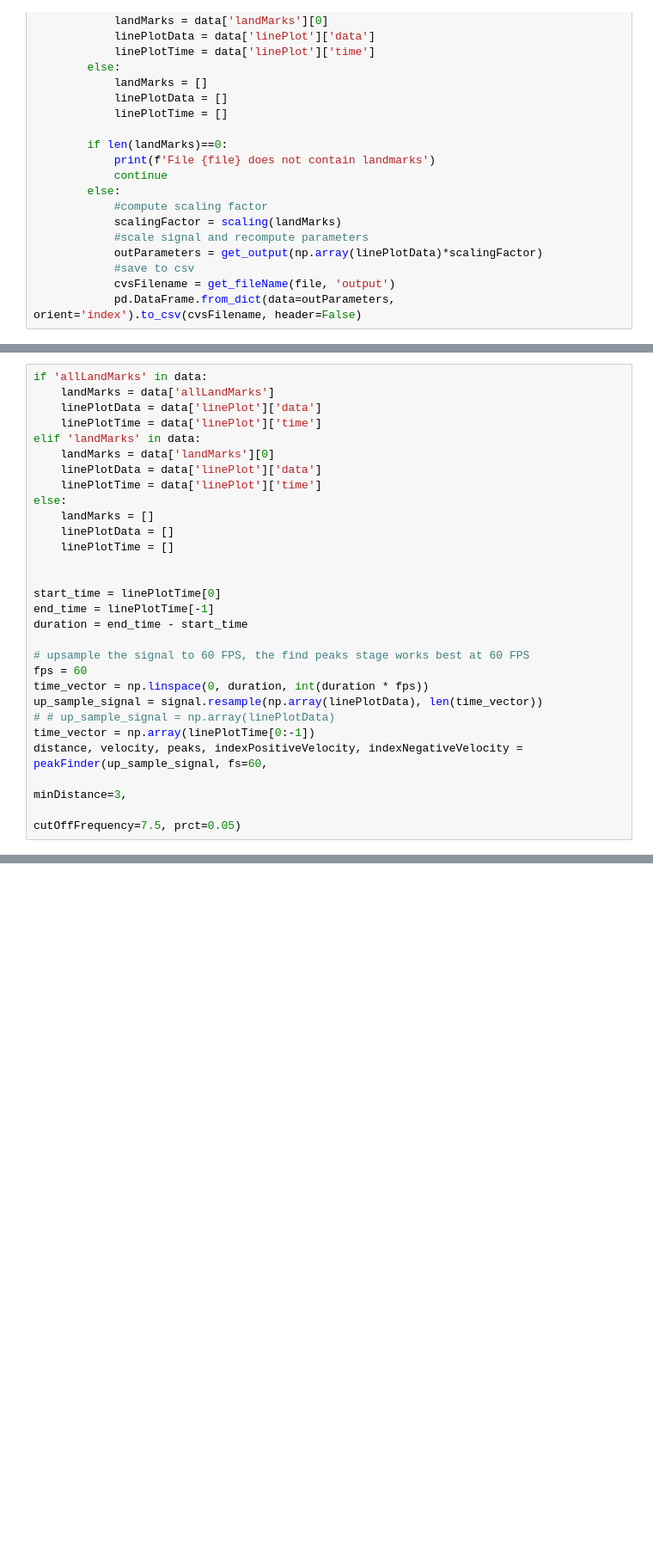
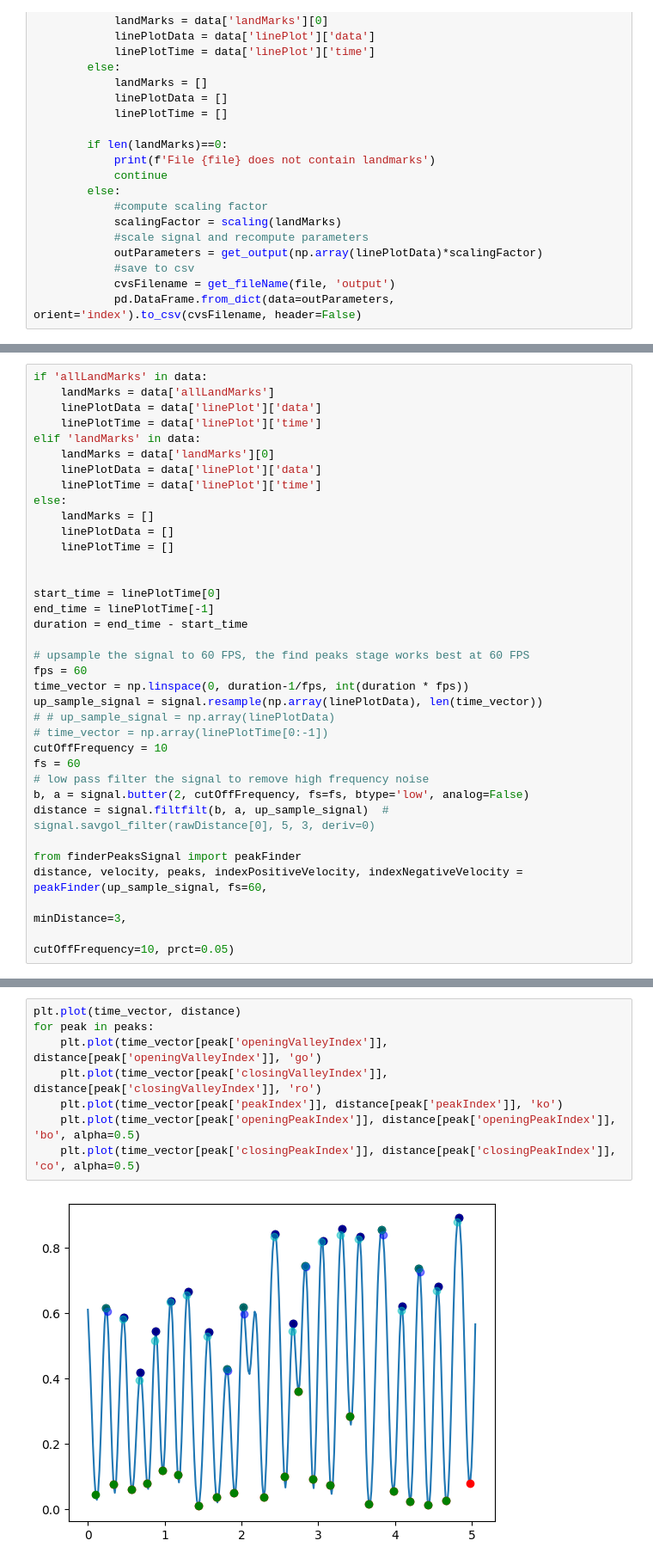
Before and after one commit to dguari1/TestNormalization, a Jupyter notebook: ProcessData.ipynb, the cells around one changed output, grey strips where cells are left out. Shown at 86% size. Cells and saved outputs as stored; diff of their text form; blank space fills up the shorter version.

```diff
--- a/ProcessData.ipynb
+++ b/ProcessData.ipynb
@@ -238,10 +243,17 @@ duration = end_time - start_time
 
 # upsample the signal to 60 FPS, the find peaks stage works best at 60 FPS
 fps = 60
-time_vector = np.linspace(0, duration, int(duration * fps))
+time_vector = np.linspace(0, duration-1/fps, int(duration * fps))
 up_sample_signal = signal.resample(np.array(linePlotData), len(time_vector))
 # # up_sample_signal = np.array(linePlotData)
-time_vector = np.array(linePlotTime[0:-1])
+# time_vector = np.array(linePlotTime[0:-1])
+cutOffFrequency = 10
+fs = 60
+# low pass filter the signal to remove high frequency noise
+b, a = signal.butter(2, cutOffFrequency, fs=fs, btype='low', analog=False)
+distance = signal.filtfilt(b, a, up_sample_signal)  # signal.savgol_filter(rawDistance[0], 5, 3, deriv=0)
+
+from finderPeaksSignal import peakFinder
 distance, velocity, peaks, indexPositiveVelocity, indexNegativeVelocity = peakFinder(up_sample_signal, fs=60,
                                                                                          minDistance=3,
-                                                                                         cutOffFrequency=7.5, prct=0.05)
+                                                                                         cutOffFrequency=10, prct=0.05)
@@ -247,0 +346,10 @@ distance, velocity, peaks, indexPositiveVelocity, indexNegativeVelocity = peakFi
+# %%
+plt.plot(time_vector, distance)
+for peak in peaks:
+    plt.plot(time_vector[peak['openingValleyIndex']], distance[peak['openingValleyIndex']], 'go')
+    plt.plot(time_vector[peak['closingValleyIndex']], distance[peak['closingValleyIndex']], 'ro')
+    plt.plot(time_vector[peak['peakIndex']], distance[peak['peakIndex']], 'ko')
+    plt.plot(time_vector[peak['openingPeakIndex']], distance[peak['openingPeakIndex']], 'bo', alpha=0.5)
+    plt.plot(time_vector[peak['closingPeakIndex']], distance[peak['closingPeakIndex']], 'co', alpha=0.5)
+# %% [output]
+[figure, added]
```
Also changed, not shown: parts of 20 cells of this notebook, 6 other files.
